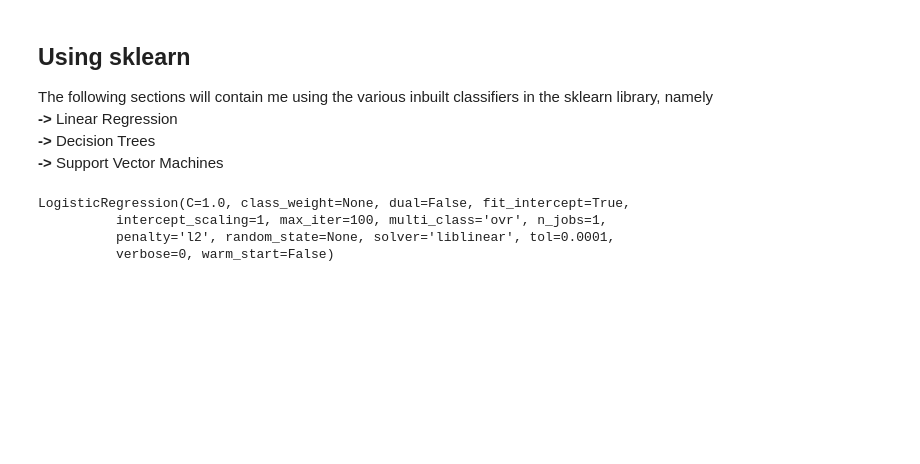
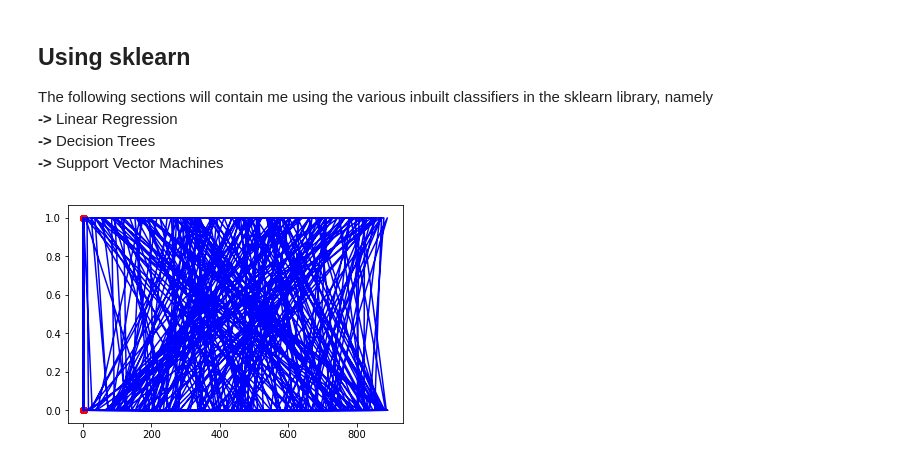
Before and after one commit to sprince0031/100-Days-Of-ML, a Jupyter notebook: Practice-0/Practice-0.ipynb, the cells around one changed output. Cells and saved outputs as stored; diff of their text form; code cells hidden in the pictures; blank space fills up the shorter version.

```diff
--- a/Practice-0/Practice-0.ipynb
+++ b/Practice-0/Practice-0.ipynb
@@ -24,7 +24,7 @@ display(data.head())
 # Converting the imported data into NumPy arrays
 
 # X = np.array(data[["PassengerId", "Name"]])
-X = np.array(data[["PassengerId", "Fare"]])
+X = np.array(data[["PassengerId", "Pclass"]])
 y = np.array(data["Survived"])
 
 print(X[:5]);print(y[:5])
@@ -45,18 +45,20 @@ The following sections will contain me using the various inbuilt classifiers in
 # %%
 # Linear regression
 
 from sklearn.linear_model import LogisticRegression
+from sklearn.model_selection import train_test_split
 classifier = LogisticRegression()
 
-classifier.fit(X,y)
-# plt.scatter(X[:10], y[:10], color='red')
-# plt.plot()
-# plt.show()
+X_train, X_test, y_train, y_test = train_test_split(X, y, test_size=0.25)
+
+classifier.fit(X_train, y_train)
+
+prediction = classifier.predict(X_test)
+plt.scatter(X_test[:, 1:2], y_test, color='red')
+plt.plot(X_train, classifier.predict(X_train), color='blue')
+plt.show()
 # %% [output]
-LogisticRegression(C=1.0, class_weight=None, dual=False, fit_intercept=True,
-          intercept_scaling=1, max_iter=100, multi_class='ovr', n_jobs=1,
-          penalty='l2', random_state=None, solver='liblinear', tol=0.0001,
-          verbose=0, warm_start=False)
+[figure, added]
 # %%
 # Decision trees
 
```
Also changed, not shown: parts of 3 cells of this notebook, 1 other file.
